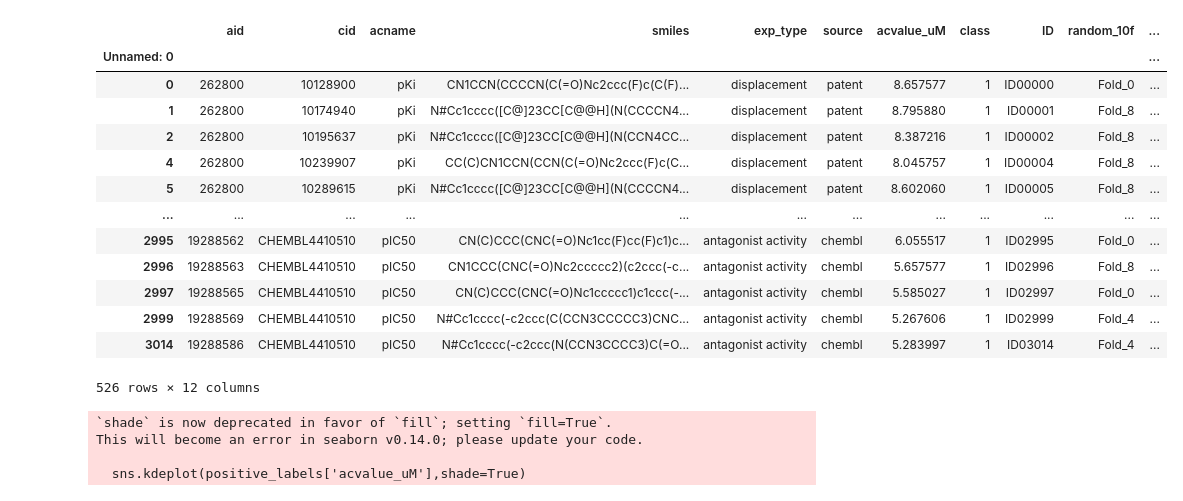
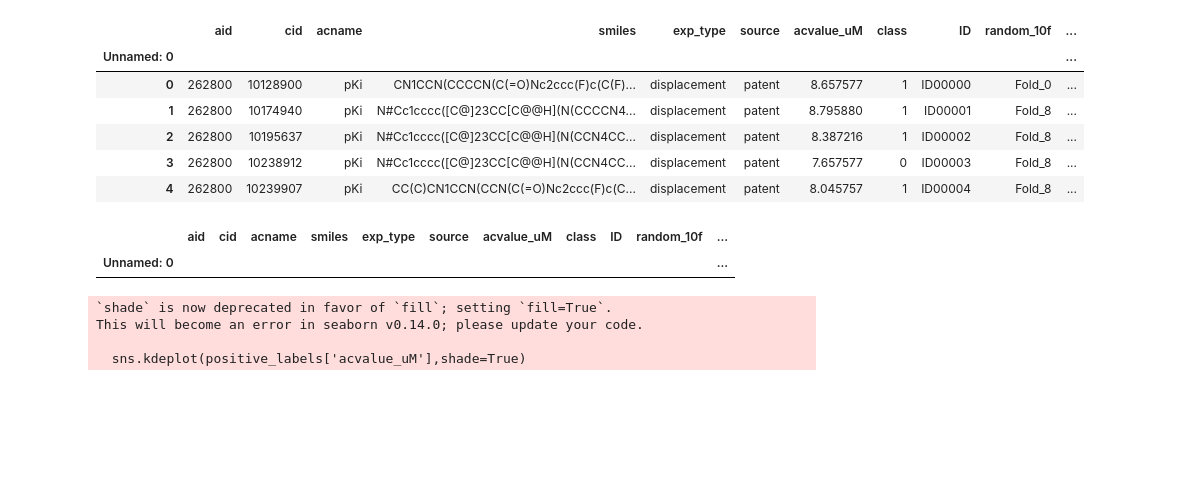
Before and after one commit to pushkarjajoria/Tox21, a Jupyter notebook: exploration_notebooks/cache5_exploration.ipynb, the cells around one changed output. Saved outputs shown, nothing was run; the diff lists cells and outputs as text; code cells hidden in the pictures; blank space fills up the shorter version.

```diff
--- a/exploration_notebooks/cache5_exploration.ipynb
+++ b/exploration_notebooks/cache5_exploration.ipynb
@@ -13,24 +13,22 @@ def compute_heavy_atom_count(smiles):
     return mol.GetNumHeavyAtoms() if mol else None
 
 df["HAC"] = df["smiles"].apply(compute_heavy_atom_count)
+# %%
+df.head(5)
+# %% [output]
+|  | aid | cid | acname | smiles | exp_type | source | acvalue_uM | class | ID | random_10f | ... |
+| Unnamed: 0 |  |  |  |  |  |  |  |  |  |  | ... |
+| 0 | 262800 | 10128900 | pKi | CN1CCN(CCCCN(C(=O)Nc2ccc(F)c(C(F)... | displacement | patent | 8.657577 | 1 | ID00000 | Fold_0 | ... |
+| 1 | 262800 | 10174940 | pKi | N#Cc1cccc([C@]23CC[C@@H](N(CCCCN4... | displacement | patent | 8.795880 | 1 | ID00001 | Fold_8 | ... |
+| 2 | 262800 | 10195637 | pKi | N#Cc1cccc([C@]23CC[C@@H](N(CCN4CC... | displacement | patent | 8.387216 | 1 | ID00002 | Fold_8 | ... |
+| 3 | 262800 | 10238912 | pKi | N#Cc1cccc([C@]23CC[C@@H](N(CCN4CC... | displacement | patent | 7.657577 | 0 | ID00003 | Fold_8 | ... |
+| 4 | 262800 | 10239907 | pKi | CC(C)CN1CCN(CCN(C(=O)Nc2ccc(F)c(C... | displacement | patent | 8.045757 | 1 | ID00004 | Fold_8 | ... |
 # %%
-positive_labels = df[df["class"] == 1]
+positive_labels = df[(df["class"] == 1) & (df["acvalue_uM"] > 30)]
 positive_labels
 # %% [output]
 |  | aid | cid | acname | smiles | exp_type | source | acvalue_uM | class | ID | random_10f | ... |
 | Unnamed: 0 |  |  |  |  |  |  |  |  |  |  | ... |
-| 0 | 262800 | 10128900 | pKi | CN1CCN(CCCCN(C(=O)Nc2ccc(F)c(C(F)... | displacement | patent | 8.657577 | 1 | ID00000 | Fold_0 | ... |
-| 1 | 262800 | 10174940 | pKi | N#Cc1cccc([C@]23CC[C@@H](N(CCCCN4... | displacement | patent | 8.795880 | 1 | ID00001 | Fold_8 | ... |
-| 2 | 262800 | 10195637 | pKi | N#Cc1cccc([C@]23CC[C@@H](N(CCN4CC... | displacement | patent | 8.387216 | 1 | ID00002 | Fold_8 | ... |
-| 4 | 262800 | 10239907 | pKi | CC(C)CN1CCN(CCN(C(=O)Nc2ccc(F)c(C... | displacement | patent | 8.045757 | 1 | ID00004 | Fold_8 | ... |
-| 5 | 262800 | 10289615 | pKi | N#Cc1cccc([C@]23CC[C@@H](N(CCCCN4... | displacement | patent | 8.602060 | 1 | ID00005 | Fold_8 | ... |
-| ... | ... | ... | ... | ... | ... | ... | ... | ... | ... | ... | ... |
-| 2995 | 19288562 | CHEMBL4410510 | pIC50 | CN(C)CCC(CNC(=O)Nc1cc(F)cc(F)c1)c... | antagonist activity | chembl | 6.055517 | 1 | ID02995 | Fold_0 | ... |
-| 2996 | 19288563 | CHEMBL4410510 | pIC50 | CN1CCC(CNC(=O)Nc2ccccc2)(c2ccc(-c... | antagonist activity | chembl | 5.657577 | 1 | ID02996 | Fold_8 | ... |
-| 2997 | 19288565 | CHEMBL4410510 | pIC50 | CN(C)CCC(CNC(=O)Nc1ccccc1)c1ccc(-... | antagonist activity | chembl | 5.585027 | 1 | ID02997 | Fold_0 | ... |
-| 2999 | 19288569 | CHEMBL4410510 | pIC50 | N#Cc1cccc(-c2ccc(C(CCN3CCCCC3)CNC... | antagonist activity | chembl | 5.267606 | 1 | ID02999 | Fold_4 | ... |
-| 3014 | 19288586 | CHEMBL4410510 | pIC50 | N#Cc1cccc(-c2ccc(N(CCN3CCCC3)C(=O... | antagonist activity | chembl | 5.283997 | 1 | ID03014 | Fold_4 | ... |
-526 rows × 12 columns
 # %%
 plt.figure(figsize=(10,5))
 plt.xlabel('acvalue_uM')
```
Also changed, not shown: parts of 2 cells of this notebook, 15 other files.
